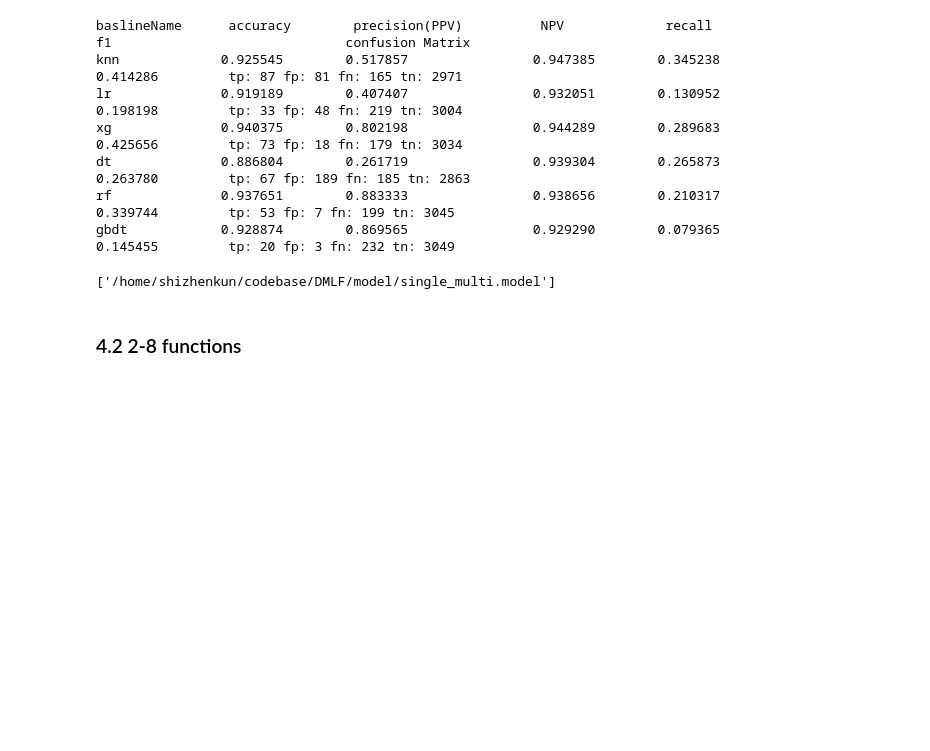
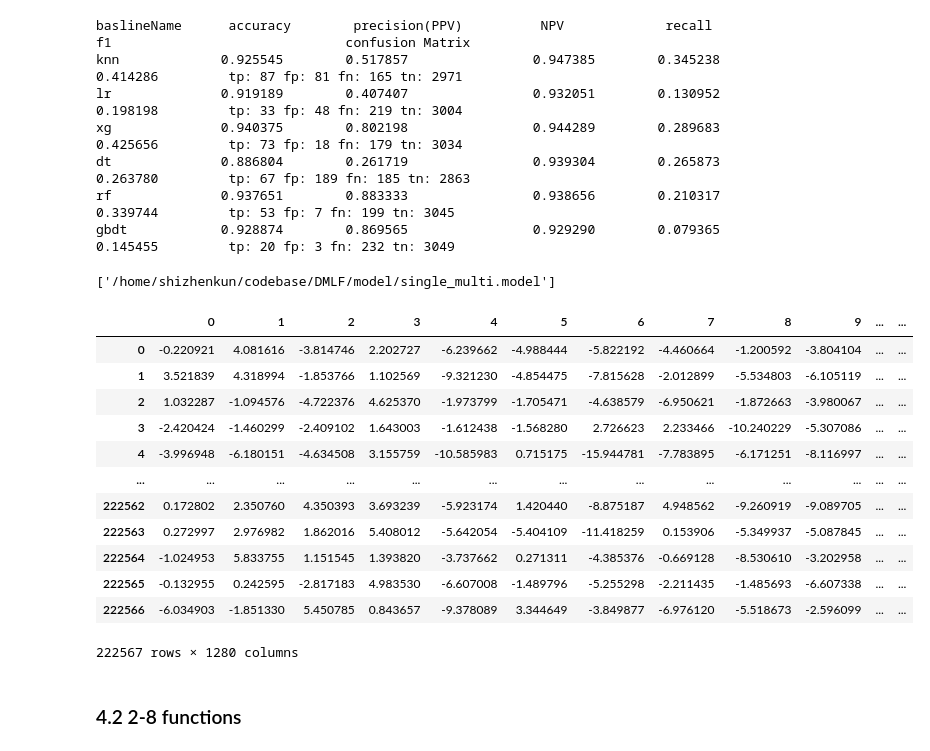
Before and after one commit to kingstdio/ECRECer, a Jupyter notebook: tasks/task2.ipynb, the cells around one changed output. Drawn from its saved outputs; the diff is of its cells as text; code cells hidden in the pictures; blank space fills up the shorter version.

```diff
--- a/tasks/task2.ipynb
+++ b/tasks/task2.ipynb
@@ -86,6 +90,22 @@ groundtruth, predict, predictprob, model = funclib.xgmain(X_train, Y_train, X_te
 joblib.dump(model, cfg.MODELDIR+'/single_multi.model')
 # %% [output]
 ['/home/shizhenkun/codebase/DMLF/model/single_multi.model']
+# %%
+pd.DataFrame(X_train)
+# %% [output]
+|  | 0 | 1 | 2 | 3 | 4 | 5 | 6 | 7 | 8 | 9 | ... | ... |
+| 0 | -0.220921 | 4.081616 | -3.814746 | 2.202727 | -6.239662 | -4.988444 | -5.822192 | -4.460664 | -1.200592 | -3.804104 | ... | ... |
+| 1 | 3.521839 | 4.318994 | -1.853766 | 1.102569 | -9.321230 | -4.854475 | -7.815628 | -2.012899 | -5.534803 | -6.105119 | ... | ... |
+| 2 | 1.032287 | -1.094576 | -4.722376 | 4.625370 | -1.973799 | -1.705471 | -4.638579 | -6.950621 | -1.872663 | -3.980067 | ... | ... |
+| 3 | -2.420424 | -1.460299 | -2.409102 | 1.643003 | -1.612438 | -1.568280 | 2.726623 | 2.233466 | -10.240229 | -5.307086 | ... | ... |
+| 4 | -3.996948 | -6.180151 | -4.634508 | 3.155759 | -10.585983 | 0.715175 | -15.944781 | -7.783895 | -6.171251 | -8.116997 | ... | ... |
+| ... | ... | ... | ... | ... | ... | ... | ... | ... | ... | ... | ... | ... |
+| 222562 | 0.172802 | 2.350760 | 4.350393 | 3.693239 | -5.923174 | 1.420440 | -8.875187 | 4.948562 | -9.260919 | -9.089705 | ... | ... |
+| 222563 | 0.272997 | 2.976982 | 1.862016 | 5.408012 | -5.642054 | -5.404109 | -11.418259 | 0.153906 | -5.349937 | -5.087845 | ... | ... |
+| 222564 | -1.024953 | 5.833755 | 1.151545 | 1.393820 | -3.737662 | 0.271311 | -4.385376 | -0.669128 | -8.530610 | -3.202958 | ... | ... |
+| 222565 | -0.132955 | 0.242595 | -2.817183 | 4.983530 | -6.607008 | -1.489796 | -5.255298 | -2.211435 | -1.485693 | -6.607338 | ... | ... |
+| 222566 | -6.034903 | -1.851330 | 5.450785 | 0.843657 | -9.378089 | 3.344649 | -3.849877 | -6.976120 | -5.518673 | -2.596099 | ... | ... |
+222567 rows × 1280 columns
 # %% [markdown]
 ### 4.2 2-8 functions
 # %%
```
Also changed, not shown: parts of 2 cells of this notebook, 15 other files.
